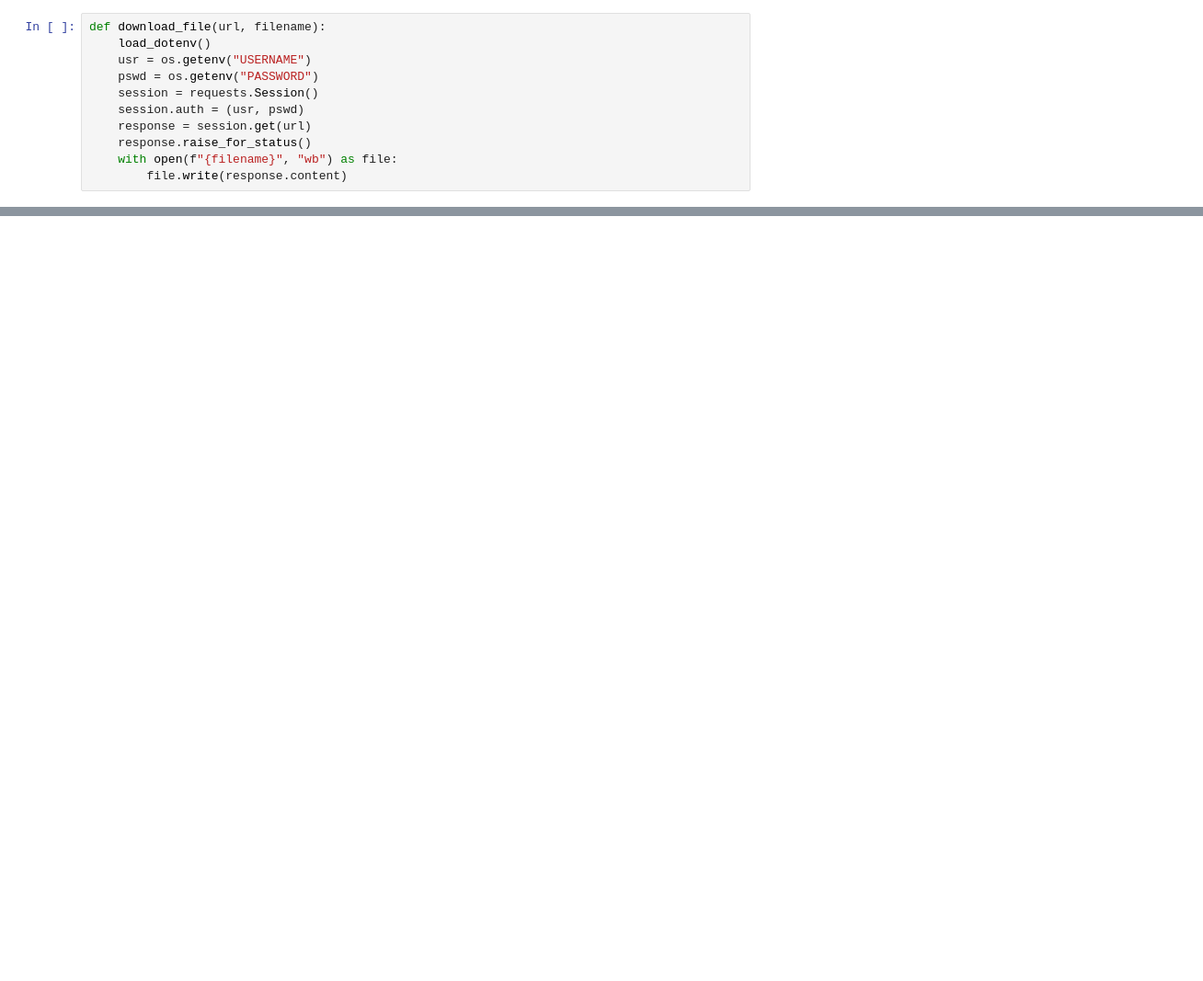
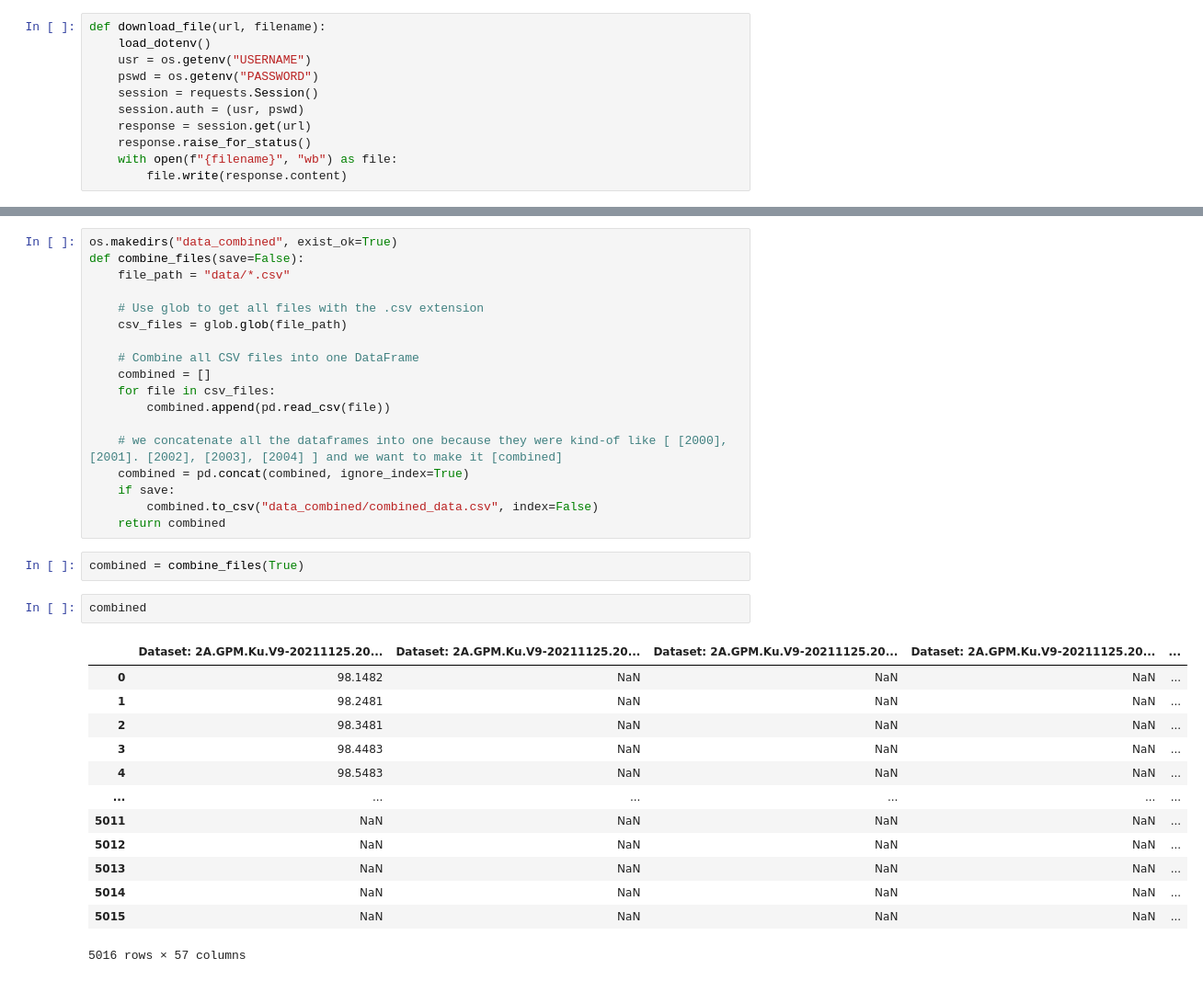
Before and after one commit to Shabani005/willrain, a Jupyter notebook: automation.ipynb, the cells around one changed output, grey strips where cells are left out. Shown: that part at 92% size. Saved outputs shown, nothing was run; the diff lists cells and outputs as text; blank space fills up the shorter version.

```diff
--- a/automation.ipynb
+++ b/automation.ipynb
@@ -28,0 +110,36 @@ download_file(url=url, filename="test2.csv")
+# %%
+os.makedirs("data_combined", exist_ok=True)
+def combine_files(save=False):
+    file_path = "data/*.csv"
+
+    # Use glob to get all files with the .csv extension
+    csv_files = glob.glob(file_path)
+
+    # Combine all CSV files into one DataFrame
+    combined = []
+    for file in csv_files:
+        combined.append(pd.read_csv(file))
+
+    # we concatenate all the dataframes into one because they were kind-of like [ [2000], [2001]. [2002], [2003], [2004] ] and we want to make it [combined]
+    combined = pd.concat(combined, ignore_index=True)
+    if save:
+        combined.to_csv("data_combined/combined_data.csv", index=False)
+    return combined
+# %%
+combined = combine_files(True)
+# %%
+combined
+# %% [output]
+|  | Dataset: 2A.GPM.Ku.V9-20211125.20... | Dataset: 2A.GPM.Ku.V9-20211125.20... | Dataset: 2A.GPM.Ku.V9-20211125.20... | Dataset: 2A.GPM.Ku.V9-20211125.20... | ... |
+| 0 | 98.1482 | NaN | NaN | NaN | ... |
+| 1 | 98.2481 | NaN | NaN | NaN | ... |
+| 2 | 98.3481 | NaN | NaN | NaN | ... |
+| 3 | 98.4483 | NaN | NaN | NaN | ... |
+| 4 | 98.5483 | NaN | NaN | NaN | ... |
+| ... | ... | ... | ... | ... | ... |
+| 5011 | NaN | NaN | NaN | NaN | ... |
+| 5012 | NaN | NaN | NaN | NaN | ... |
+| 5013 | NaN | NaN | NaN | NaN | ... |
+| 5014 | NaN | NaN | NaN | NaN | ... |
+| 5015 | NaN | NaN | NaN | NaN | ... |
+5016 rows × 57 columns
```
Also changed, not shown: parts of 6 cells of this notebook.
